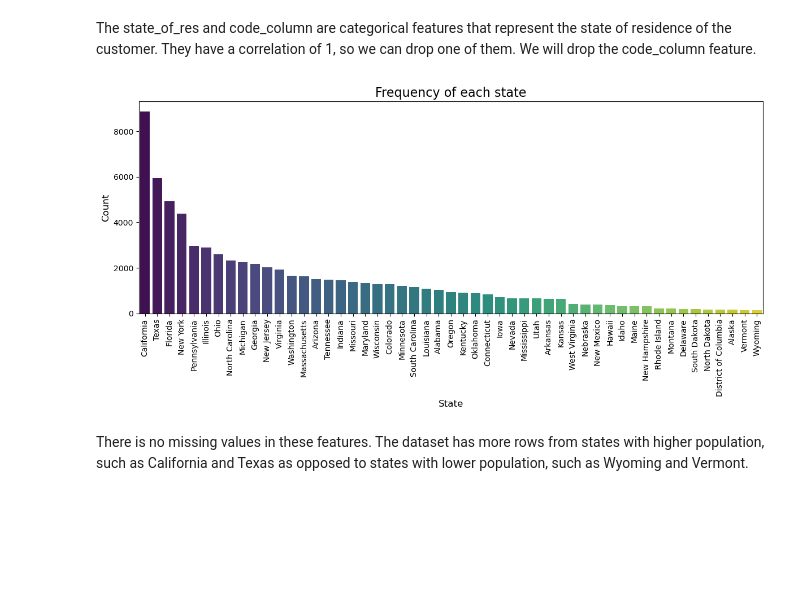
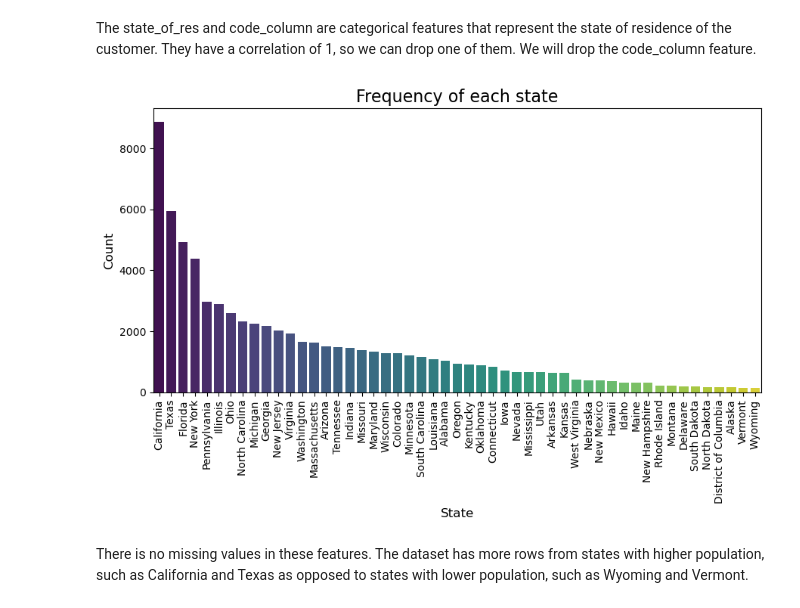
Before and after one commit to Adriano-7/feup-icd-project, a Jupyter notebook: src/1-data-visualization.ipynb, the cells around one changed output. Saved outputs shown, nothing was run; the diff lists cells and outputs as text; code cells hidden in the pictures; blank space fills up the shorter version.

```diff
--- a/src/1-data-visualization.ipynb
+++ b/src/1-data-visualization.ipynb
@@ -482,16 +535,16 @@ Cramér's V correlation between 'state_of_res' and 'code_column': 1.0
 The state_of_res and code_column are categorical features that represent the state of residence of the customer. They have a correlation of 1, so we can drop one of them. We will drop the code_column feature.
 # %%
 state_counts = df['state_of_res'].value_counts()
-plt.figure(figsize=(12, 6))
+plt.figure(figsize=(9, 6))
 sns.barplot(x=state_counts.index, y=state_counts.values, palette='viridis', hue=state_counts.index, legend=False)
 plt.title('Frequency of each state', fontsize=16)
 plt.xlabel('State', fontsize=12)
 plt.ylabel('Count', fontsize=12)
 plt.xticks(rotation=90)
 plt.tight_layout()
 plt.show()
 # %% [output]
-[figure, old version]
+[figure, new version]
 # %% [markdown]
 There is no missing values in these features. The dataset has more rows from states with higher population, such as California and Texas as opposed to states with lower population, such as Wyoming and Vermont.
 # %%
```
Also changed, not shown: parts of 26 cells of this notebook.
